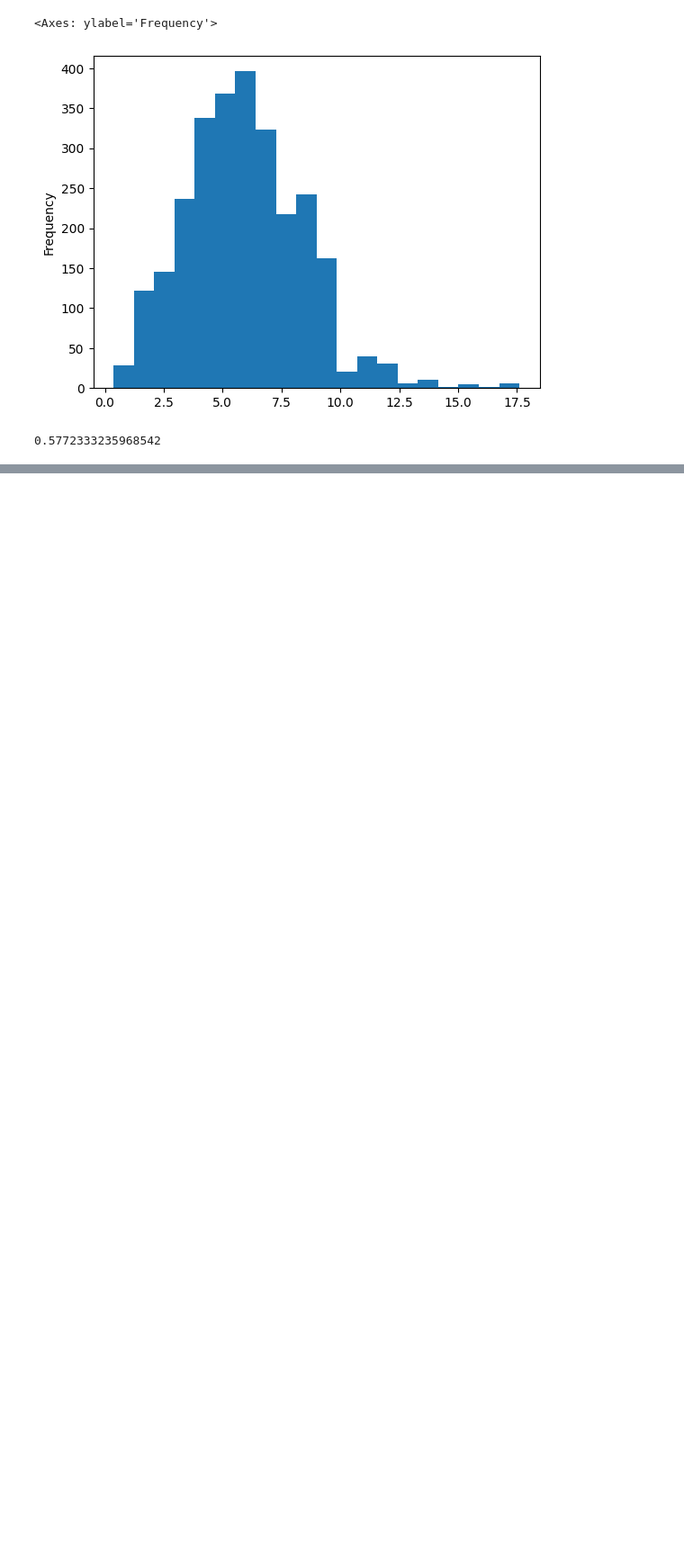
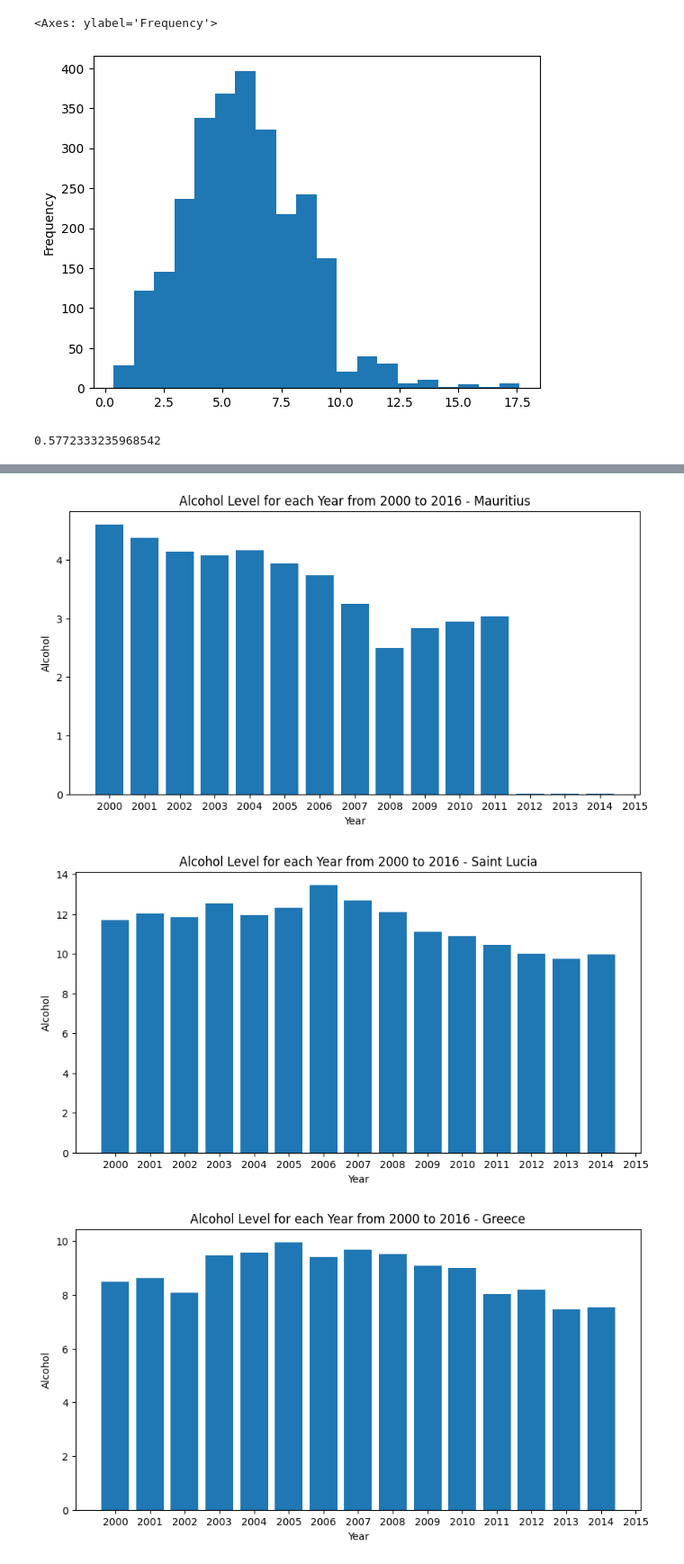
Before and after one commit to paulrichardjacob/Linear_Regression_, a Jupyter notebook: notebooks/1_eds.ipynb, the cells around one changed output, grey strips where cells are left out. Shown at 90% size. Drawn from its saved outputs; the diff is of its cells as text; code cells hidden in the pictures; blank space fills up the shorter version.

```diff
--- a/notebooks/1_eds.ipynb
+++ b/notebooks/1_eds.ipynb
@@ -539,0 +609,17 @@ lir_df["Total expenditure"].skew()
+# %%
+import random
+def alco_trend():
+    countries = lir_df['Country'].unique().tolist()
+    countries = random.sample(countries, 4)
+
+
+    for country in countries:
+        df =  lir_df.loc[lir_df['Country'] == country, ['Alcohol', 'Year']].reset_index(drop=True)
+        plt.figure(figsize=(10,5))
+        plt.bar(x = df['Year'], height= df['Alcohol'])
+        plt.xticks(range(2000,2016))
+        plt.tight_layout
+        plt.title(f'Alcohol Level for each Year from 2000 to 2016 - {country}')
+        plt.xlabel('Year')
+        plt.ylabel('Alcohol')
+        plt.show()
@@ -539,0 +647,6 @@ lir_df["Total expenditure"].skew()
+# %%
+alco_trend()
+# %% [output]
+[figure, added]
+[figure, added]
+[figure, added]
```
Also changed, not shown: parts of 15 cells of this notebook.
